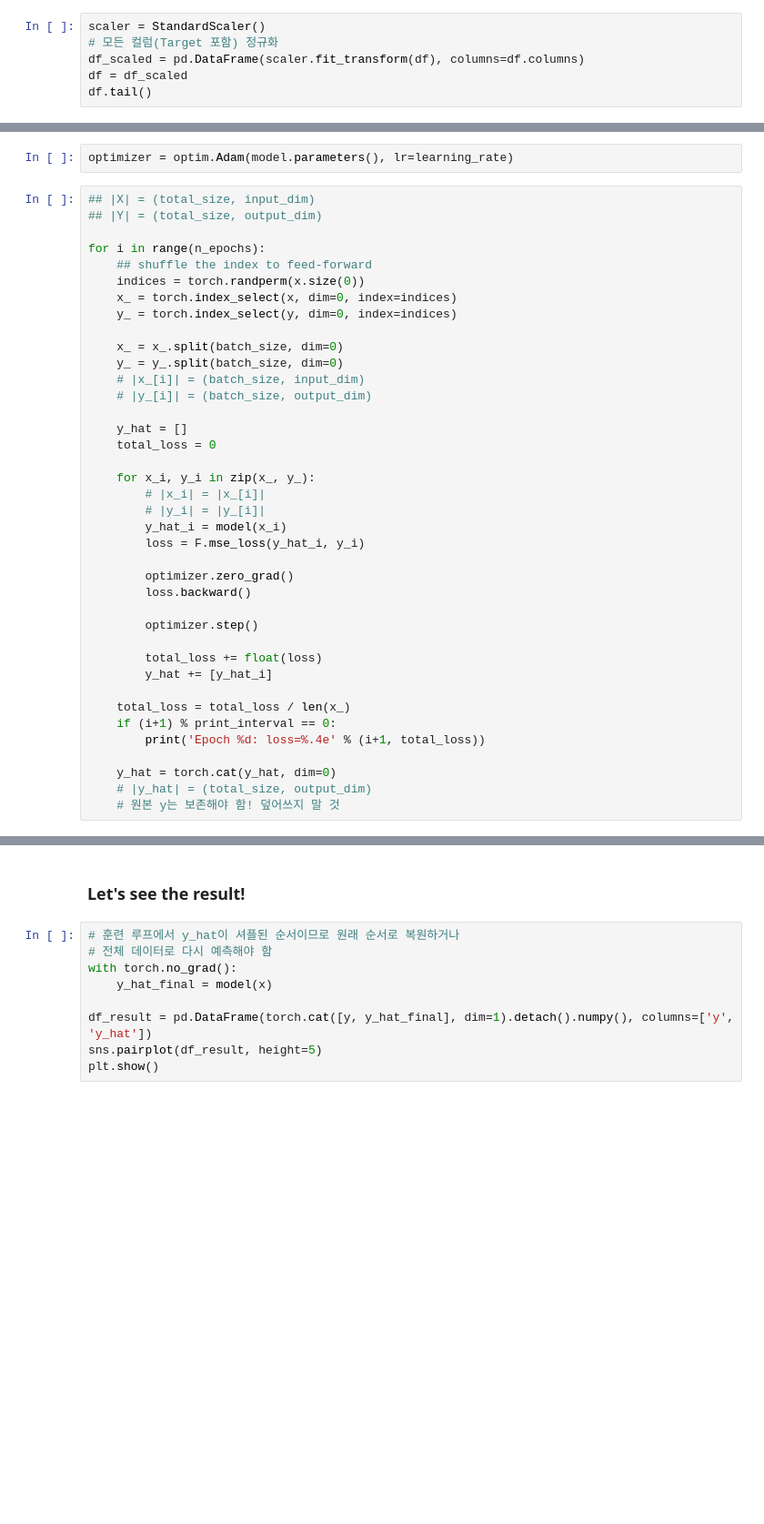
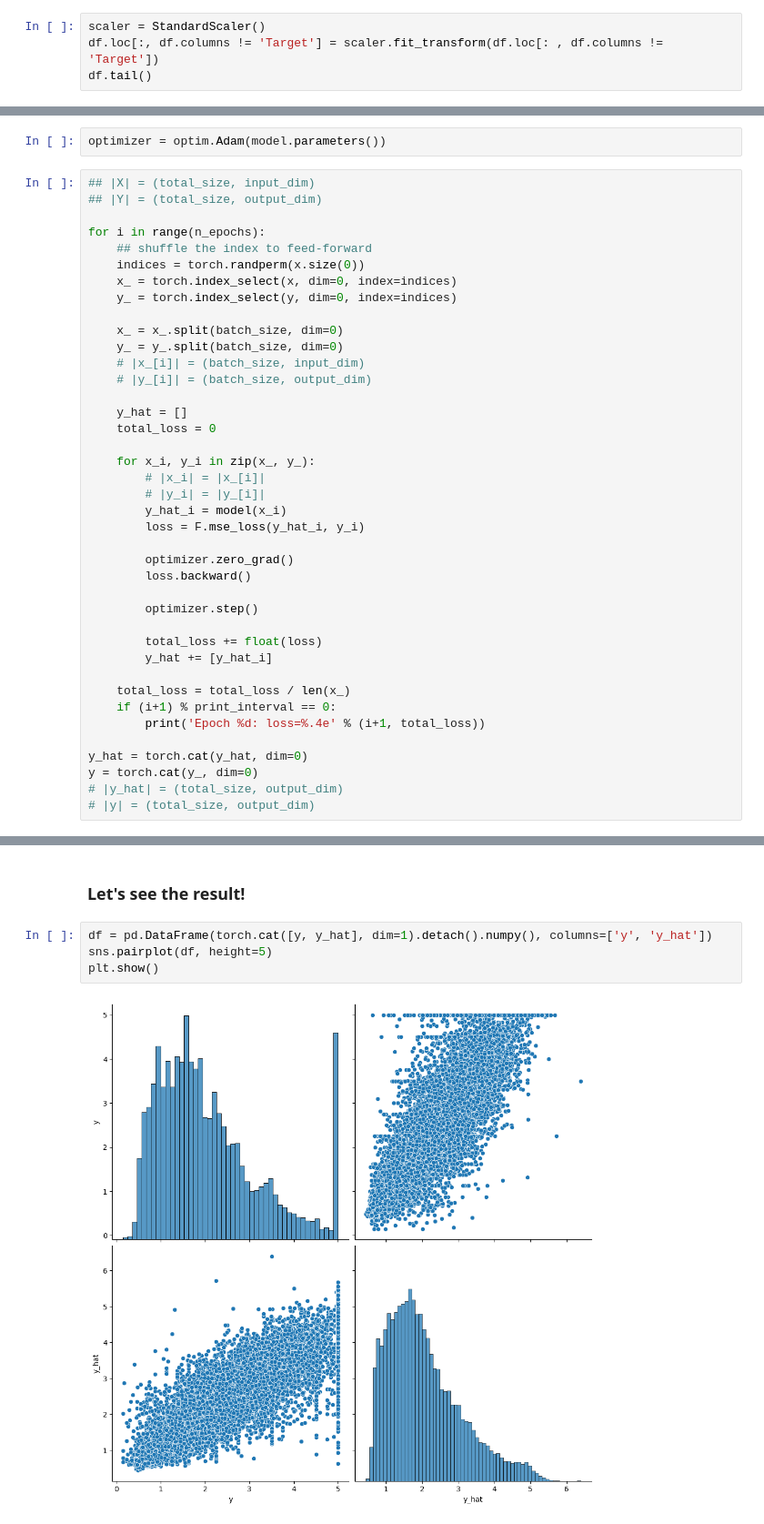
Before and after one commit to dhkang8828/ML-AI_Study, a Jupyter notebook: Lecture_Pythorch/Part12_AdamOptimizer/Chap12_01_AdamOptimizer.ipynb, the cells around one changed output, grey strips where cells are left out. Shown at 91% size. Drawn from its saved outputs; the diff is of its cells as text; blank space fills up the shorter version.

```diff
--- a/Lecture_Pythorch/Part12_AdamOptimizer/Chap12_01_AdamOptimizer.ipynb
+++ b/Lecture_Pythorch/Part12_AdamOptimizer/Chap12_01_AdamOptimizer.ipynb
@@ -25,7 +25,5 @@ df.tail()
 | 20639 | 2.3886 | 16.0 | 5.254717 | 1.162264 | 1387.0 | 2.616981 | 39.37 | -121.24 | 0.894 |
 # %%
 scaler = StandardScaler()
-# 모든 컬럼(Target 포함) 정규화
-df_scaled = pd.DataFrame(scaler.fit_transform(df), columns=df.columns)
-df = df_scaled
+df.loc[:, df.columns != 'Target'] = scaler.fit_transform(df.loc[: , df.columns != 'Target'])
 df.tail()
@@ -82,7 +87,7 @@ Sequential(
   (8): Linear(in_features=3, out_features=1, bias=True)
 )
 # %%
-optimizer = optim.Adam(model.parameters(), lr=learning_rate)
+optimizer = optim.Adam(model.parameters())
 # %%
 ## |X| = (total_size, input_dim)
 ## |Y| = (total_size, output_dim)
@@ -119,6 +124,7 @@ for i in range(n_epochs):
     if (i+1) % print_interval == 0:
         print('Epoch %d: loss=%.4e' % (i+1, total_loss))
 
-    y_hat = torch.cat(y_hat, dim=0)
-    # |y_hat| = (total_size, output_dim)
-    # 원본 y는 보존해야 함! 덮어쓰지 말 것
+y_hat = torch.cat(y_hat, dim=0)
+y = torch.cat(y_, dim=0)
+# |y_hat| = (total_size, output_dim)
+# |y| = (total_size, output_dim)
@@ -125,11 +152,8 @@ for i in range(n_epochs):
 # %% [markdown]
 ### Let's see the result!
 # %%
-# 훈련 루프에서 y_hat이 셔플된 순서이므로 원래 순서로 복원하거나
-# 전체 데이터로 다시 예측해야 함
-with torch.no_grad():
-    y_hat_final = model(x)
-
-df_result = pd.DataFrame(torch.cat([y, y_hat_final], dim=1).detach().numpy(), columns=['y', 'y_hat'])
-sns.pairplot(df_result, height=5)
+df = pd.DataFrame(torch.cat([y, y_hat], dim=1).detach().numpy(), columns=['y', 'y_hat'])
+sns.pairplot(df, height=5)
 plt.show()
+# %% [output]
+[figure, added]
```
Also changed, not shown: parts of 2 cells of this notebook, 1 other file.
